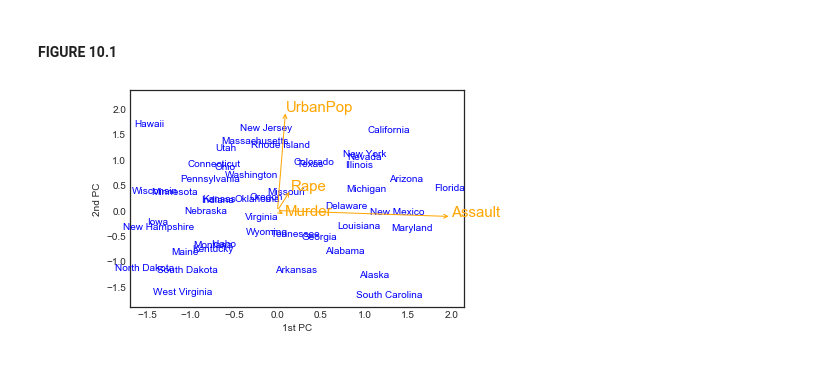
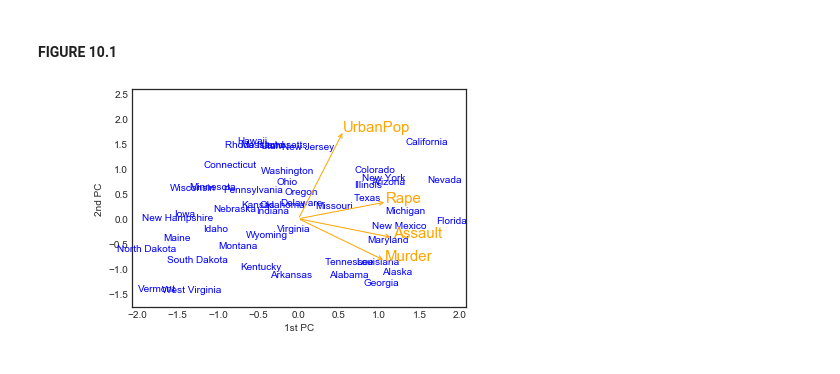
Before and after one commit to pedvide/ISLR_Python, a Jupyter notebook: Chapter10_Unsupervised_Learning.ipynb, the cells around one changed output. Saved outputs shown, nothing was run; the diff lists cells and outputs as text; code cells hidden in the pictures.

Commit message:
scale before doing pca

```diff
--- a/Chapter10_Unsupervised_Learning.ipynb
+++ b/Chapter10_Unsupervised_Learning.ipynb
@@ -38,26 +38,27 @@ df_heart.head()
 # %%
 X = df_heart.values
 # %%
-pca = PCA(n_components=2, whiten=True)
+pca = make_pipeline(StandardScaler(), PCA(n_components=2, whiten=True))
 pcaX = pca.fit_transform(X)
 pcaX = pcaX[:,:2]
 # %% [markdown]
 #### FIGURE 10.1
 # %%
 # the second pca component is inverted so the plot matches the book
+# the original features as a function of the principal components have been scaled by 2 so they can be seen easier
 
 fig, ax = plt.subplots()
 
 ax.scatter(pcaX[:, 0], pcaX[:, 1], s=0)
 ax.set_xlabel('1st PC')
 ax.set_ylabel('2nd PC')
 
 for i, txt in enumerate(df_heart.index):
     ax.annotate(txt, (pcaX[i, 0], -pcaX[i, 1]), horizontalalignment='center', verticalalignment='center', color='b')
 
-components = pca.components_
+components = pca.named_steps['pca'].components_
 for i, col in enumerate(df_heart.columns.tolist()):
     ax.annotate('', xy=(2*components[0, i], -2*components[1, i]), xytext=(0, 0), arrowprops=dict(arrowstyle="->", ec="orange"))
     ax.text(2*components[0, i], -2*components[1, i], col, size=15, color='orange')
 # %% [output]
-[figure, old version]
+[figure, new version]
```
